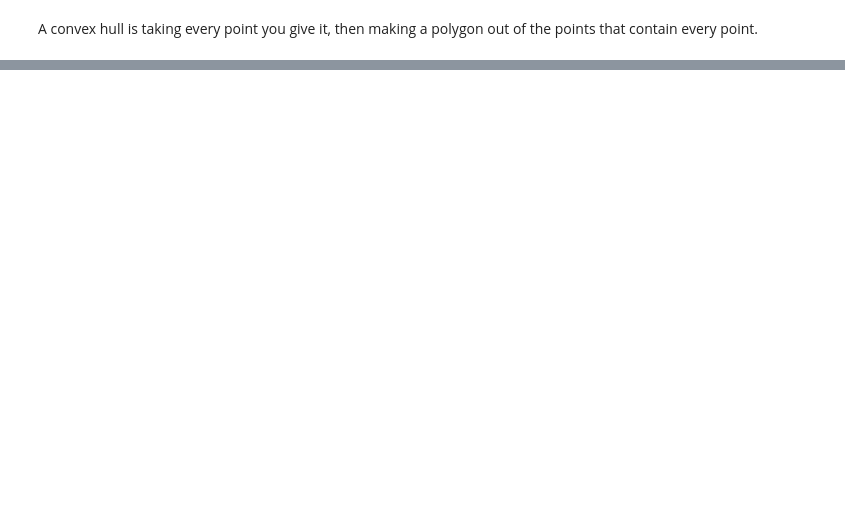
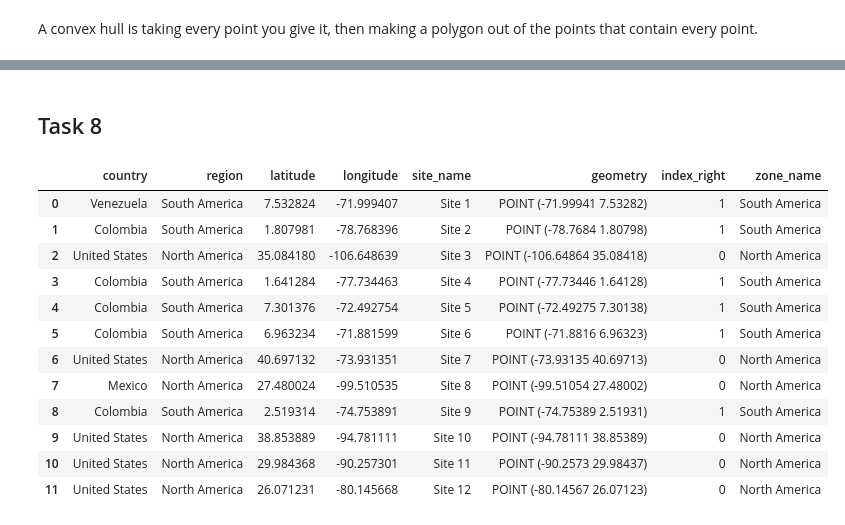
Before and after one commit to russellcha1/Geospatial-Assignment, a Jupyter notebook: Geospatial-assignment.ipynb, the cells around one changed output, grey strips where cells are left out. Cells and saved outputs as stored; diff of their text form; code cells hidden in the pictures; blank space fills up the shorter version.

Commit message:
tasks done up to task 10

```diff
--- a/Geospatial-assignment.ipynb
+++ b/Geospatial-assignment.ipynb
@@ -148,0 +186,15 @@ A convex hull is taking every point you give it, then making a polygon out of th
+# %%
+boundary_lat = 15
+
+north_wkt = f"POLYGON((-180 {boundary_lat}, -30 {boundary_lat}, -30 90, -180 {boundary_lat}))"
+south_wkt = f"POLYGON((-180 -60, -30 -60, -30 {boundary_lat}, -180 {boundary_lat}, -180 -60))"
+
+north_zone = gpd.GeoSeries.from_wkt([north_wkt])
+south_zone = gpd.GeoSeries.from_wkt([south_wkt])
+
+zones_gdf = gpd.GeoDataFrame({
+    "zone_name": ["North America", "South America"],
+    "geometry": [north_zone[0], south_zone[0]]
+})
+
+zones_gdf
@@ -148,0 +216,26 @@ A convex hull is taking every point you give it, then making a polygon out of th
+# %% [markdown]
+## Task 8
+# %%
+points = gpd.points_from_xy(
+    site['longitude'], site['latitude']
+)
+
+points_gdf = gpd.GeoDataFrame(site, geometry=points)
+
+joined_gdf = gpd.sjoin(points_gdf, zones_gdf)
+
+joined_gdf
+# %% [output]
+|  | country | region | latitude | longitude | site_name | geometry | index_right | zone_name |
+| 0 | Venezuela | South America | 7.532824 | -71.999407 | Site 1 | POINT (-71.99941 7.53282) | 1 | South America |
+| 1 | Colombia | South America | 1.807981 | -78.768396 | Site 2 | POINT (-78.7684 1.80798) | 1 | South America |
+| 2 | United States | North America | 35.084180 | -106.648639 | Site 3 | POINT (-106.64864 35.08418) | 0 | North America |
+| 3 | Colombia | South America | 1.641284 | -77.734463 | Site 4 | POINT (-77.73446 1.64128) | 1 | South America |
+| 4 | Colombia | South America | 7.301376 | -72.492754 | Site 5 | POINT (-72.49275 7.30138) | 1 | South America |
+| 5 | Colombia | South America | 6.963234 | -71.881599 | Site 6 | POINT (-71.8816 6.96323) | 1 | South America |
+| 6 | United States | North America | 40.697132 | -73.931351 | Site 7 | POINT (-73.93135 40.69713) | 0 | North America |
+| 7 | Mexico | North America | 27.480024 | -99.510535 | Site 8 | POINT (-99.51054 27.48002) | 0 | North America |
+| 8 | Colombia | South America | 2.519314 | -74.753891 | Site 9 | POINT (-74.75389 2.51931) | 1 | South America |
+| 9 | United States | North America | 38.853889 | -94.781111 | Site 10 | POINT (-94.78111 38.85389) | 0 | North America |
+| 10 | United States | North America | 29.984368 | -90.257301 | Site 11 | POINT (-90.2573 29.98437) | 0 | North America |
+| 11 | United States | North America | 26.071231 | -80.145668 | Site 12 | POINT (-80.14567 26.07123) | 0 | North America |
```
Also changed, not shown: parts of 20 cells of this notebook.
